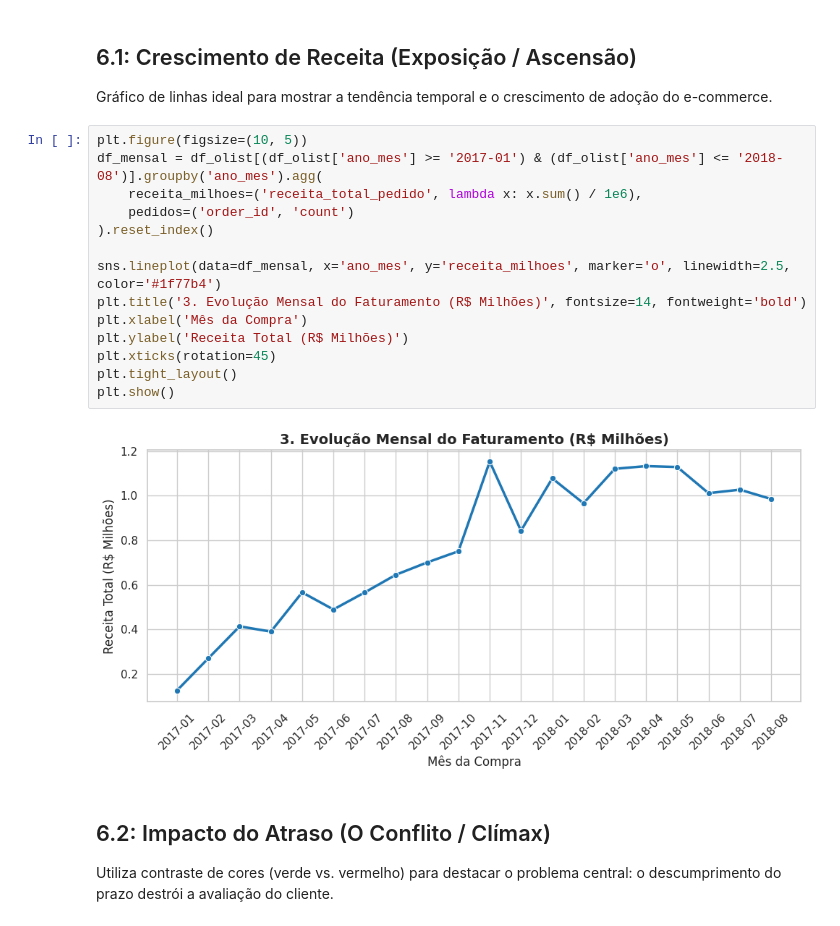
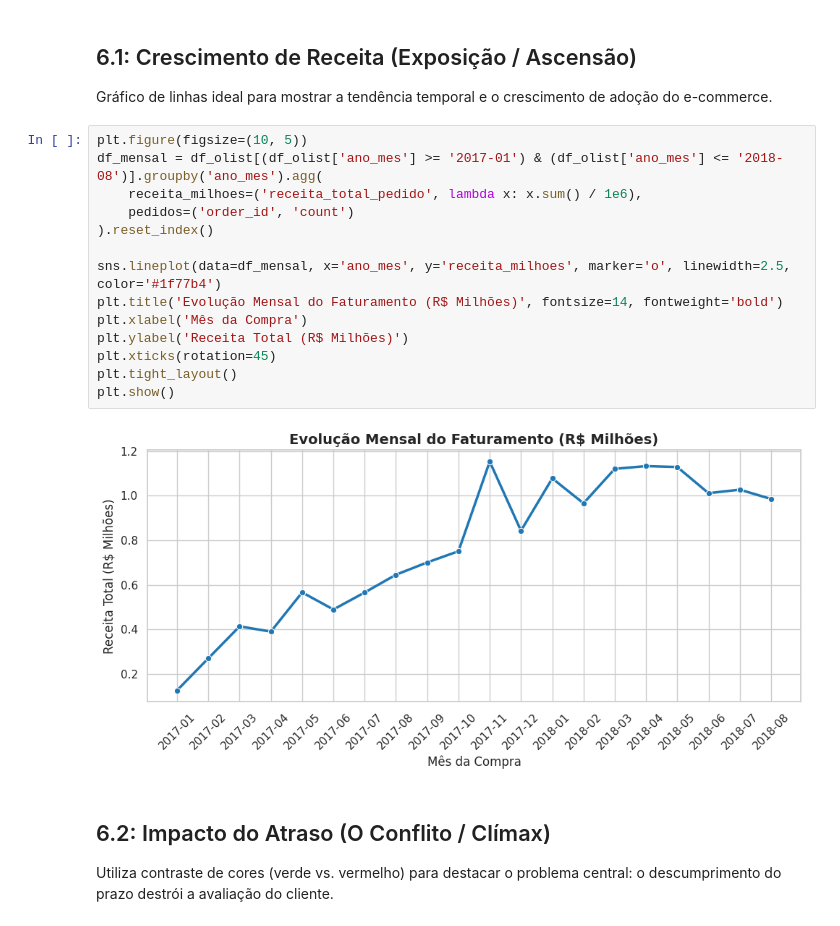
Before and after one commit to thomazgeo/tech-challenge-fase1-olist, a Jupyter notebook: Tech_Chalenge_FIAP_FASE_1.ipynb, the cells around one changed output. Saved outputs shown, nothing was run; the diff lists cells and outputs as text.

```diff
--- a/Tech_Chalenge_FIAP_FASE_1.ipynb
+++ b/Tech_Chalenge_FIAP_FASE_1.ipynb
@@ -222,19 +272,19 @@ Gráfico de linhas ideal para mostrar a tendência temporal e o crescimento de a
 # %%
 plt.figure(figsize=(10, 5))
 df_mensal = df_olist[(df_olist['ano_mes'] >= '2017-01') & (df_olist['ano_mes'] <= '2018-08')].groupby('ano_mes').agg(
     receita_milhoes=('receita_total_pedido', lambda x: x.sum() / 1e6),
     pedidos=('order_id', 'count')
 ).reset_index()
 
 sns.lineplot(data=df_mensal, x='ano_mes', y='receita_milhoes', marker='o', linewidth=2.5, color='#1f77b4')
-plt.title('3. Evolução Mensal do Faturamento (R$ Milhões)', fontsize=14, fontweight='bold')
+plt.title('Evolução Mensal do Faturamento (R$ Milhões)', fontsize=14, fontweight='bold')
 plt.xlabel('Mês da Compra')
 plt.ylabel('Receita Total (R$ Milhões)')
 plt.xticks(rotation=45)
 plt.tight_layout()
 plt.show()
 # %% [output]
-[figure, old version]
+[figure, new version]
 # %% [markdown]
 ## 6.2: Impacto do Atraso (O Conflito / Clímax)
 Utiliza contraste de cores (verde vs. vermelho) para destacar o problema central: o descumprimento do prazo destrói a avaliação do cliente.
```
Also changed, not shown: parts of 11 cells of this notebook.
